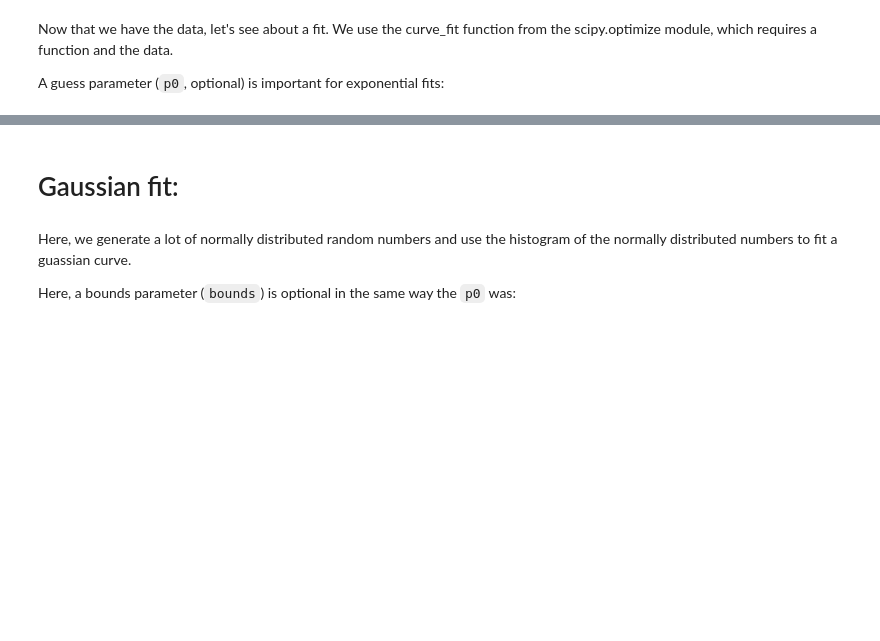
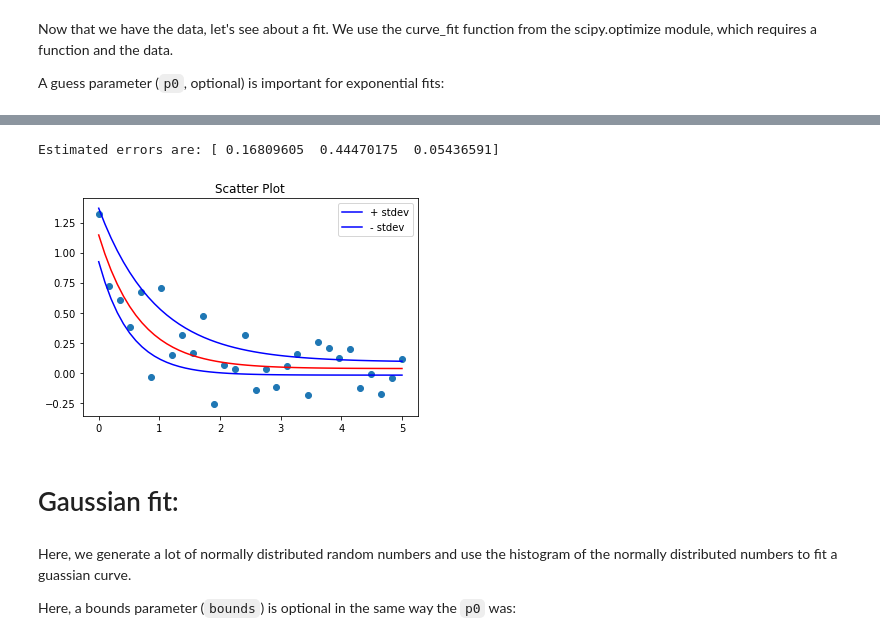
Before and after one commit to blakeflei/IntroScientificPythonWithJupyter, a Jupyter notebook: 06b - Fitting Plots.ipynb, the cells around one changed output, grey strips where cells are left out. Saved outputs shown, nothing was run; the diff lists cells and outputs as text; code cells hidden in the pictures; blank space fills up the shorter version.

```diff
--- a/06b - Fitting Plots.ipynb
+++ b/06b - Fitting Plots.ipynb
@@ -53,3 +75,29 @@ plt.show()
+# %%
+perr = np.sqrt(np.diag(pcov)) # One standard deviation errors in the
+                             #    parameters
+print('Estimated errors are: {}'.format(perr))
+# %% [output]
+Estimated errors are: [ 0.16809605  0.44470175  0.05436591]
+# %%
+# Remember that func is: A * np.exp(-B * x_vals) + C
+std_p = [perr[0],-perr[1],+perr[2]] # Combination of perr that gives least
+std_m = [-perr[0],+perr[1],-perr[2]]# Combination of perr that gives most
+
+# Determine the plots for the ± standard deviation
+y_fitted_p = func(x_fitted, *(popt+std_p))
+y_fitted_m = func(x_fitted, *(popt+std_m))
+
+# Plot
+plt.scatter(X,Y)
+plt.plot(x_fitted,y_fitted, color="red")
+plt.plot(x_fitted,y_fitted_m, color="blue", label='+ stdev')
+plt.plot(x_fitted,y_fitted_p, color="blue", label='- stdev')
+plt.title('Scatter Plot')
+plt.legend(loc='best')
+
+plt.show()
+# %% [output]
+[figure, added]
 # %% [markdown]
 # Gaussian fit:
 # %% [markdown]
```
Also changed, not shown: parts of 12 cells of this notebook.
